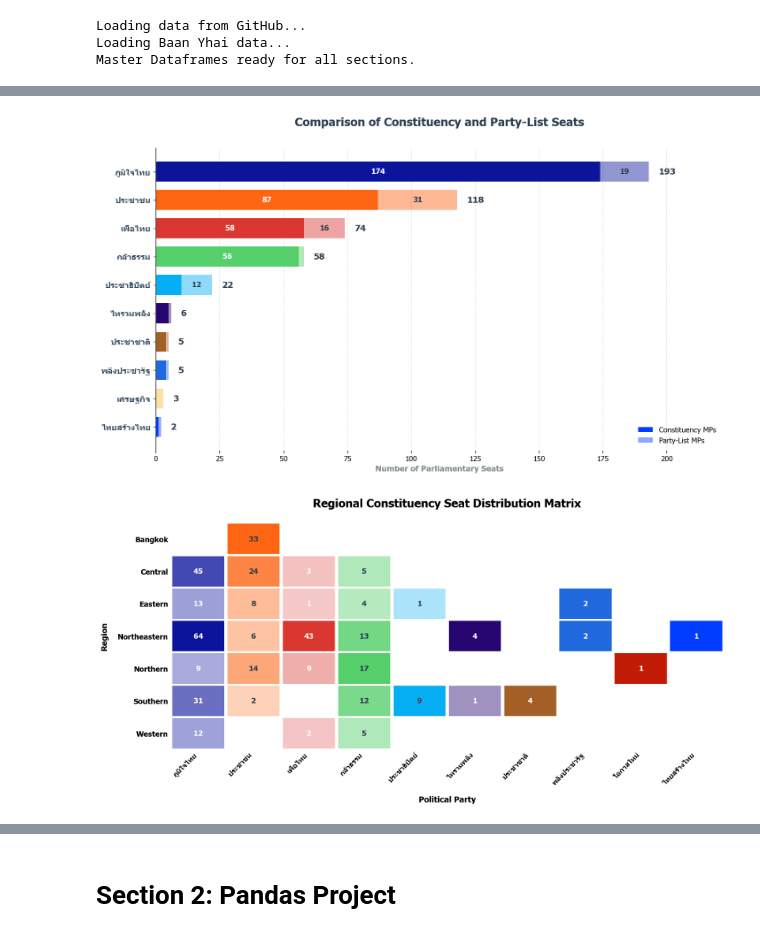
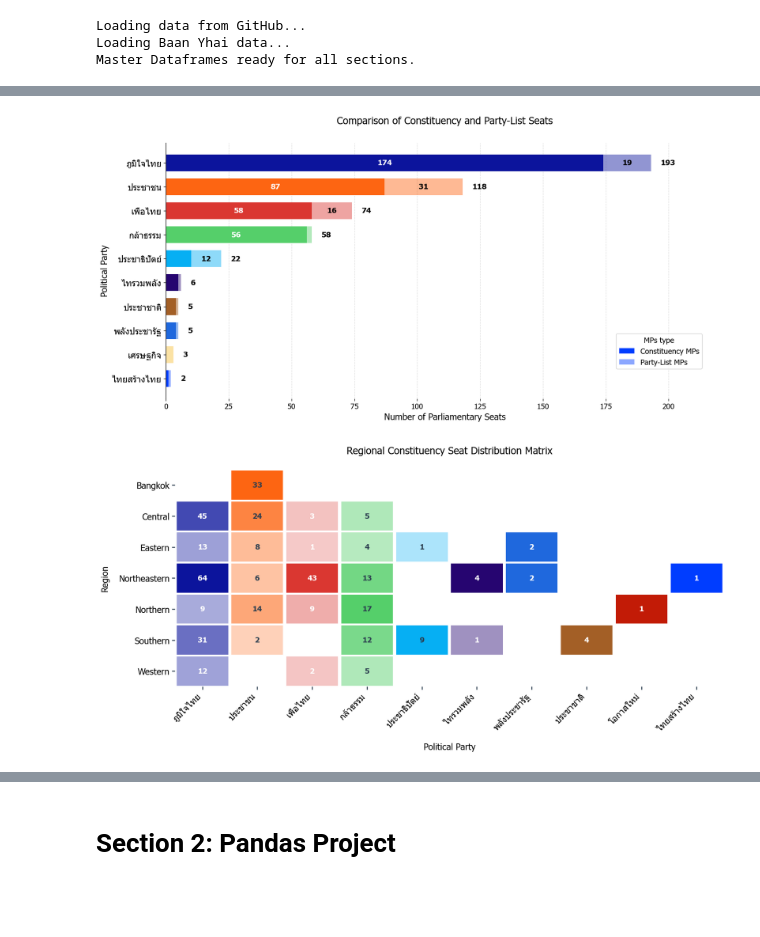
Before and after one commit to Gorszet/DADS5001_Election_2569, a Jupyter notebook: election_analysis69.ipynb, the cells around one changed output, grey strips where cells are left out. Cells and saved outputs as stored; diff of their text form; code cells hidden in the pictures; blank space fills up the shorter version.

```diff
--- a/election_analysis69.ipynb
+++ b/election_analysis69.ipynb
@@ -430,22 +438,24 @@ plt.rcParams['figure.dpi'] = 120
 plt.rcParams['font.family'] = 'Tahoma'
 BG_COLOR = '#ffffff'
 
-fig, axes = plt.subplots(1, 2, figsize=(16, 8), facecolor=BG_COLOR)
+fig, axes = plt.subplots(1, 2, figsize=(14, 7), facecolor=BG_COLOR)
 plt.subplots_adjust(wspace=0.35)
 
 # ผลคะแนนการเลือกตั้งสส.เขต
 sns.barplot(data=cons_votes_viz, x='vote_millions', y='party_name',
             palette=cons_votes_viz['color'].tolist(), ax=axes[0], linewidth=0.8)
 
-axes[0].set_title('A) Constituency Votes', fontsize=12, fontweight='bold', pad=15)
-axes[0].set_xlabel('Number of Votes (Millions)', fontsize=10, fontweight='bold')
-axes[0].set_ylabel('Political Party', fontsize=10, fontweight='bold')
+axes[0].set_title('A) Constituency Votes', fontsize=14, pad=15)
+axes[0].set_xlabel('Number of Votes (Millions)', fontsize=14)
+axes[0].set_ylabel('Political Party', fontsize=14)
+axes[0].tick_params(axis='x', labelsize=12)
+axes[0].tick_params(axis='y', labelsize=14)
 
 max_cons = cons_votes_viz['vote_millions'].max()
 for i, v in enumerate(cons_votes_viz['vote_millions']):
     share = cons_votes_viz.iloc[i]['Cons_Share']
     axes[0].text(v + (max_cons * 0.02), i, f'{v:.2f}M ({share:.1f}%)',
-                 va='center', fontsize=10, fontweight='bold', color='#2c3e50')
+                 va='center', fontsize=12, fontweight='bold')
 axes[0].set_xlim(0, max_cons * 1.3)
 axes[0].set_axisbelow(True)
 
@@ -453,15 +463,17 @@ axes[0].set_axisbelow(True)
 sns.barplot(data=party_list_viz, x='vote_millions', y='party_name',
             palette=party_list_viz['color'].tolist(), ax=axes[1], linewidth=0.8)
 
-axes[1].set_title('B) Party-List Votes', fontsize=12, fontweight='bold', pad=15)
-axes[1].set_xlabel('Number of Votes (Millions)', fontsize=10, fontweight='bold')
+axes[1].set_title('B) Party-List Votes', fontsize=14, pad=15)
+axes[1].set_xlabel('Number of Votes (Millions)', fontsize=12)
 axes[1].set_ylabel('')
+axes[1].tick_params(axis='x', labelsize=12)
+axes[1].tick_params(axis='y', labelsize=14)
 
 max_pl = party_list_viz['vote_millions'].max()
 for i, v in enumerate(party_list_viz['vote_millions']):
     share = party_list_viz.iloc[i]['PL_Share']
     axes[1].text(v + (max_pl * 0.02), i, f'{v:.2f}M ({share:.1f}%)',
-                 va='center', fontsize=10, fontweight='bold', color='#2c3e50')
+                 va='center', fontsize=12, fontweight='bold')
 axes[1].set_xlim(0, max_pl * 1.3)
 axes[1].set_axisbelow(True)
 
@@ -471,8 +483,8 @@ for ax in axes:
     sns.despine(ax=ax)
 
 plt.suptitle('Comparative Analysis: Constituency Votes vs Party-List',
-             fontsize=14, fontweight='bold', y=1.05, x=0.5)
+             fontsize=16, y=1, x=0.5)
 plt.tight_layout()
-# plt.savefig('1.4_constituency_vs_party_list.png', dpi=300, bbox_inches='tight')
+plt.savefig('1.4_constituency_vs_party_list.png', dpi=300, bbox_inches='tight')
 plt.show()
 # %% [output]
@@ -514,48 +526,51 @@ plt.rcParams['figure.dpi'] = 120
 plt.rcParams['font.family'] = 'Tahoma'
 BG_COLOR = '#ffffff'
 
-fig, ax = plt.subplots(figsize=(12, 7), facecolor=BG_COLOR)
+fig, ax = plt.subplots(figsize=(14, 7), facecolor=BG_COLOR)
 ax.set_facecolor(BG_COLOR)
 ax.set_axisbelow(True)
 
 y_pos = np.arange(len(final_seats))
 # ดึงสีพรรค
 base_colors = [party_colors.get(p, '#bdc3c7') for p in final_seats['party_name']]
 
 # Constituency: สีทึบ | Party-List: สีจาง 50%
 ax.barh(y_pos, final_seats['cons_seats'], color=base_colors,
         label='Constituency MPs', edgecolor='none', height=0.7)
 ax.barh(y_pos, final_seats['pl_seats'], left=final_seats['cons_seats'],
         color=base_colors, alpha=0.45, label='Party-List MPs', edgecolor='none', height=0.7)
 
 # Label
 max_val = final_seats['total_seats'].max()
 for i, (total, cons, pl) in enumerate(zip(final_seats['total_seats'], final_seats['cons_seats'], final_seats['pl_seats'])):
     ax.text(total + (max_val * 0.02), i, f'{int(total)}',
-            va='center', fontsize=10, fontweight='bold', color='#2c3e50')
+            va='center', fontsize=12, fontweight='bold')
 
     if cons > 15:
-        ax.text(cons/2, i, f'{int(cons)}', ha='center', va='center', color='white', fontweight='bold', fontsize=10)
+        ax.text(cons/2, i, f'{int(cons)}', ha='center', va='center', color='white', fontsize=12, fontweight='bold')
     if pl > 10:
-        ax.text(cons + pl/2, i, f'{int(pl)}', ha='center', va='center', color='#2c3e50', fontweight='bold', fontsize=10)
+        ax.text(cons + pl/2, i, f'{int(pl)}', ha='center', va='center', fontsize=12, fontweight='bold')
 
 ax.set_yticks(y_pos)
-ax.set_yticklabels(final_seats['party_name'], fontsize=10, fontweight='bold', color='#34495e')
+ax.set_yticklabels(final_seats['party_name'], fontsize=10)
+ax.tick_params(axis='x', labelsize=12)
+ax.tick_params(axis='y', labelsize=14)
 
 plt.title('Comparison of Constituency and Party-List Seats',
-          fontsize=14, fontweight='bold', pad=30, x=0.5, loc='center', color='#2c3e50')
+          fontsize=16, pad=30, x=0.5, loc='center')
 
-ax.set_xlabel('Number of Parliamentary Seats', fontsize=10, fontweight='bold', color='#7f8c8d')
+ax.set_xlabel('Number of Parliamentary Seats', fontsize=14)
+ax.set_ylabel('Political Party', fontsize=14)
 ax.set_xlim(0, max_val * 1.15)
 ax.spines[['top', 'right', 'bottom']].set_visible(False)
 ax.grid(axis='x', linestyle='--', alpha=0.4, zorder = 4)
 ax.grid(False, axis='y')
-ax.legend(bbox_to_anchor=(1.0, 0.1), frameon=False, fontsize=10)
+ax.legend( title='MPs type', title_fontsize=12, fontsize=12, bbox_to_anchor=(0.8, 0.1), loc='lower left', frameon=True, prop={ 'size': 12})
 plt.tight_layout()
-# plt.savefig('1.5 Constituency and Party list seat.png', dpi=120)
+plt.savefig('1.5 Constituency and Party list seat.png', dpi=300)
 plt.show()
 # %% [output]
-[figure, old version]
+[figure, new version]
 # %%
 df_winners = df_cand_full[df_cand_full['mp_app_rank'] == 1].copy()
 if 'region' not in df_winners.columns:
@@ -614,21 +629,21 @@ ax.set_aspect('auto')
 ax.autoscale(False)
 ax.set_xticks(np.arange(n_cols) + 0.5)
 ax.set_yticks(np.arange(n_rows) + 0.5)
-ax.set_xticklabels(parties_list, rotation=45, ha='right', fontsize=10, fontweight='bold')
-ax.set_yticklabels(regions_list, rotation=0, fontsize=10, fontweight='bold')
-ax.tick_params(axis='both', which='both', length=0)
+ax.set_xticklabels(parties_list, rotation=45, ha='right', fontsize=14)
+ax.set_yticklabels(regions_list, rotation=0, fontsize=14)
+ax.tick_params(axis='both', which='major', length=5, width=1.5, color='#2c3e50')
 for spine in ax.spines.values(): spine.set_visible(False)
 
-ax.set_title('Regional Constituency Seat Distribution Matrix', fontsize=14, fontweight='bold', pad=25)
-ax.set_xlabel('Political Party', fontsize=10, fontweight='bold', labelpad=15)
-ax.set_ylabel('Region', fontsize=10, fontweight='bold', labelpad=15)
+ax.set_title('Regional Constituency Seat Distribution Matrix', fontsize=16, pad=25)
+ax.set_xlabel('Political Party', fontsize=14, labelpad=15)
+ax.set_ylabel('Region', fontsize=14, labelpad=15)
 
 plt.tight_layout()
 plt.grid(False)
-# plt.savefig('1.6_constituency_matrix.png', dpi=120, facecolor=BG, bbox_inches='tight')
+plt.savefig('1.6_constituency_matrix.png', dpi=120, facecolor=BG, bbox_inches='tight')
 plt.show()
 # %% [output]
-[figure, old version]
+[figure, new version]
 # %%
 # provincial dominance
 
```
Also changed, not shown: parts of 17 cells of this notebook, 19 other files.
